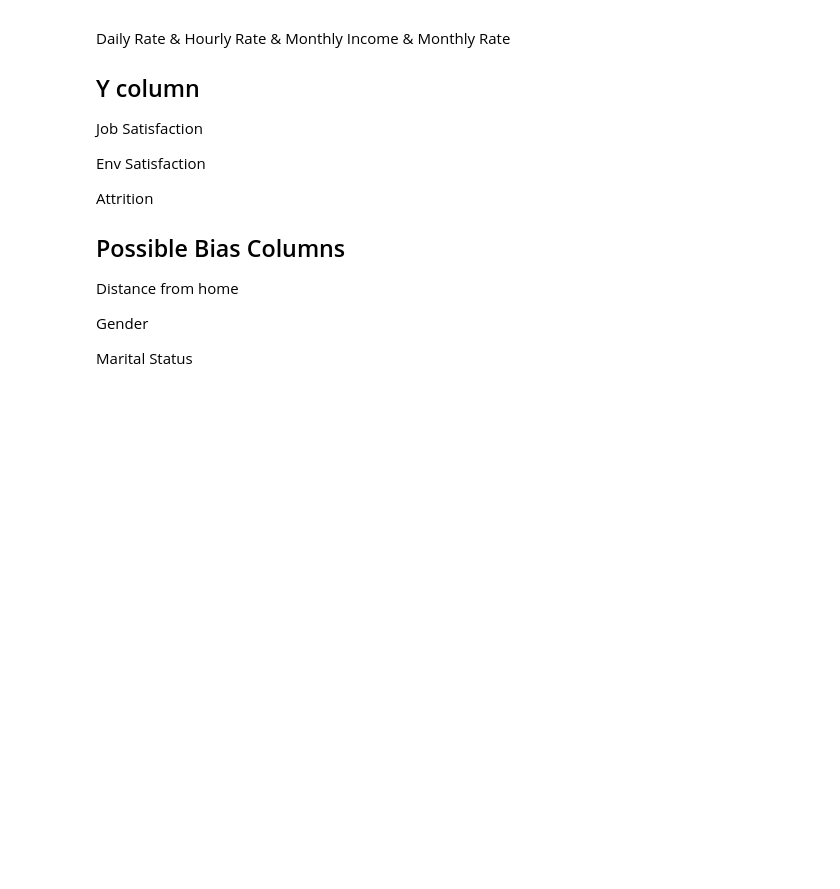
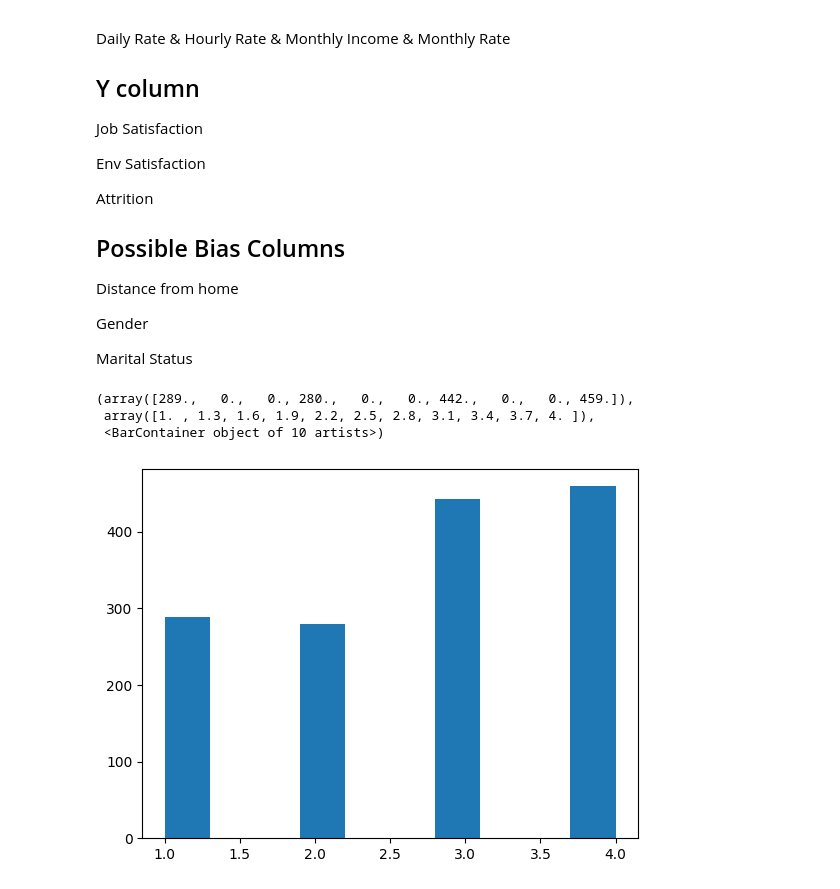
Before and after one commit to deep-mm/Potential-Performance-Predictor, a Jupyter notebook: main.ipynb, the cells around one changed output. Saved outputs shown, nothing was run; the diff lists cells and outputs as text; code cells hidden in the pictures; blank space fills up the shorter version.

```diff
--- a/main.ipynb
+++ b/main.ipynb
@@ -77,3 +77,10 @@ Distance from home
 Gender
 
 Marital Status
+# %%
+plt.hist(dataset.loc[:,dataset.columns == 'JobSatisfaction'])
+# %% [output]
+(array([289.,   0.,   0., 280.,   0.,   0., 442.,   0.,   0., 459.]),
+ array([1. , 1.3, 1.6, 1.9, 2.2, 2.5, 2.8, 3.1, 3.4, 3.7, 4. ]),
+ <BarContainer object of 10 artists>)
+[figure, added]
```
Also changed, not shown: parts of 23 cells of this notebook.
